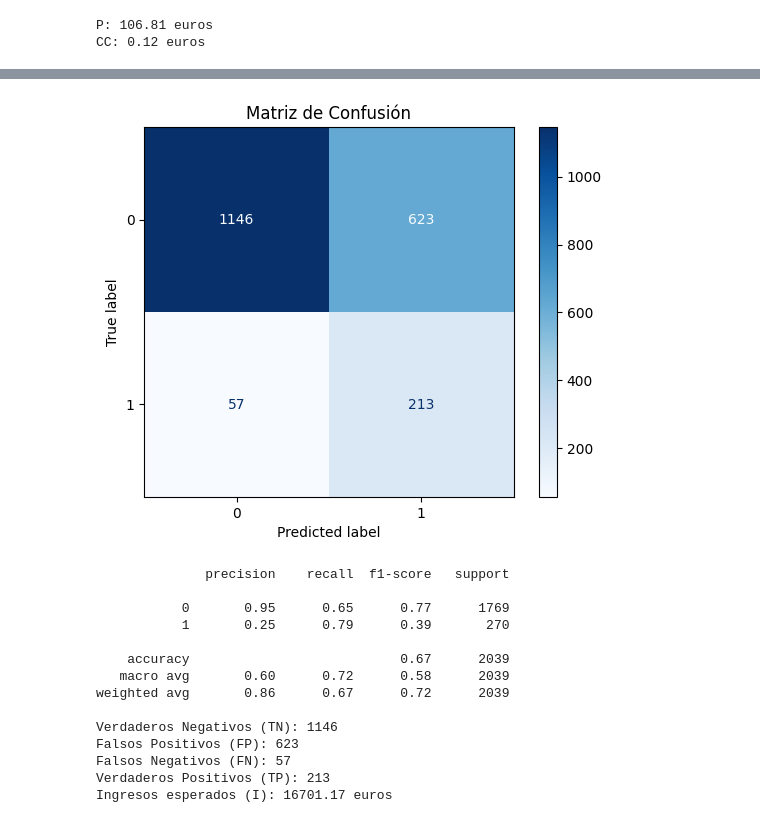
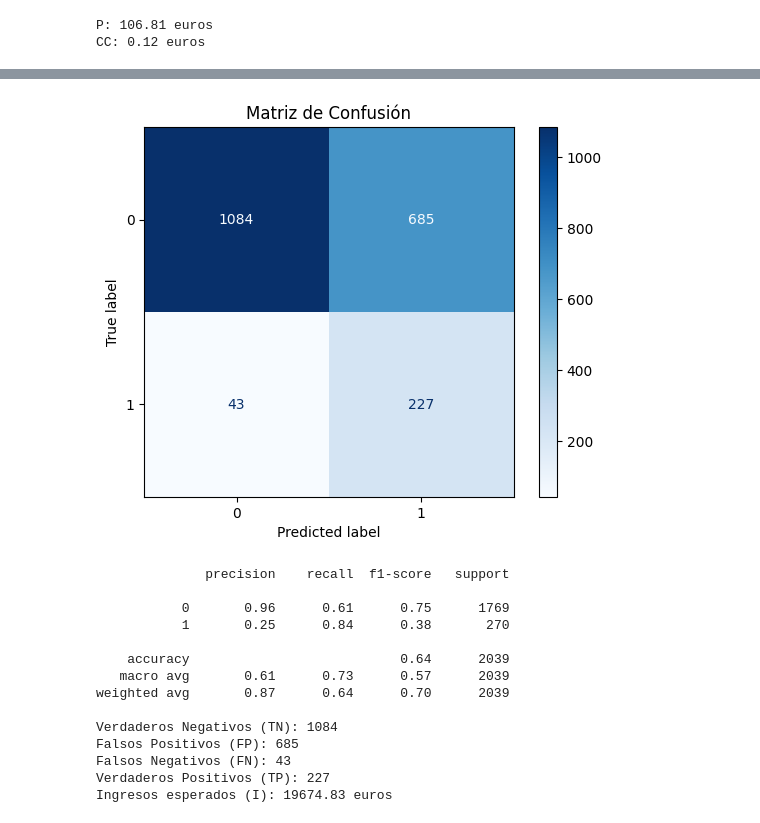
Before and after one commit to cflorido/banking-subscription-prediction, a Jupyter notebook: final_model.ipynb, the cells around one changed output, grey strips where cells are left out. Cells and saved outputs as stored; diff of their text form; code cells hidden in the pictures.

```diff
--- a/final_model.ipynb
+++ b/final_model.ipynb
@@ -155,8 +155,13 @@ for i, feat in enumerate(num_feats):
 all_feats = tf.concat(feats_encoded, axis=1)
 
 # Construir el modelo
-model_layers = keras.layers.Dense(64, activation='relu')(all_feats)  # Capa oculta con más neuronas
-model_layers = keras.layers.Dense(32, activation='relu')(model_layers)  # Segunda capa oculta
+model_layers = keras.layers.Dense(128, activation='relu')(all_feats)  # Primera capa oculta
+model_layers = keras.layers.Dropout(0.5)(model_layers)  # Dropout
+model_layers = keras.layers.BatchNormalization()(model_layers)  # Normalización por lotes
+model_layers = keras.layers.Dense(64, activation='relu')(model_layers)  # Segunda capa oculta
+model_layers = keras.layers.Dropout(0.5)(model_layers)  # Dropout
+model_layers = keras.layers.BatchNormalization()(model_layers)  # Normalización por lotes
+model_layers = keras.layers.Dense(32, activation='relu')(model_layers)  # Tercera capa oculta
 model_layers = keras.layers.Dense(1, activation='sigmoid')(model_layers)  # Capa de salida
 
 model = keras.Model(inputs, model_layers)
@@ -358,8 +363,13 @@ for i, feat in enumerate(num_feats):
 all_feats = tf.concat(feats_encoded, axis=1)
 
 # Construir el modelo
-model_layers = keras.layers.Dense(64, activation='relu')(all_feats)  # Capa oculta con más neuronas
-model_layers = keras.layers.Dense(32, activation='relu')(model_layers)  # Segunda capa oculta
+model_layers = keras.layers.Dense(128, activation='relu')(all_feats)  # Primera capa oculta
+model_layers = keras.layers.Dropout(0.5)(model_layers)  # Dropout
+model_layers = keras.layers.BatchNormalization()(model_layers)  # Normalización por lotes
+model_layers = keras.layers.Dense(64, activation='relu')(model_layers)  # Segunda capa oculta
+model_layers = keras.layers.Dropout(0.5)(model_layers)  # Dropout
+model_layers = keras.layers.BatchNormalization()(model_layers)  # Normalización por lotes
+model_layers = keras.layers.Dense(32, activation='relu')(model_layers)  # Tercera capa oculta
 model_layers = keras.layers.Dense(1, activation='sigmoid')(model_layers)  # Capa de salida
 
 model = keras.Model(inputs, model_layers)
@@ -433,15 +443,15 @@ Epoch 4/50
-[figure, old version]
+[figure, new version]
               precision    recall  f1-score   support
 
-           0       0.95      0.65      0.77      1769
-           1       0.25      0.79      0.39       270
+           0       0.96      0.61      0.75      1769
+           1       0.25      0.84      0.38       270
 
-    accuracy                           0.67      2039
-   macro avg       0.60      0.72      0.58      2039
-weighted avg       0.86      0.67      0.72      2039
+    accuracy                           0.64      2039
+   macro avg       0.61      0.73      0.57      2039
+weighted avg       0.87      0.64      0.70      2039
 
-Verdaderos Negativos (TN): 1146
-Falsos Positivos (FP): 623
-Falsos Negativos (FN): 57
-Verdaderos Positivos (TP): 213
-Ingresos esperados (I): 16701.17 euros
+Verdaderos Negativos (TN): 1084
+Falsos Positivos (FP): 685
+Falsos Negativos (FN): 43
+Verdaderos Positivos (TP): 227
+Ingresos esperados (I): 19674.83 euros
```
Also changed, not shown: parts of 2 cells of this notebook, 1 other file.
